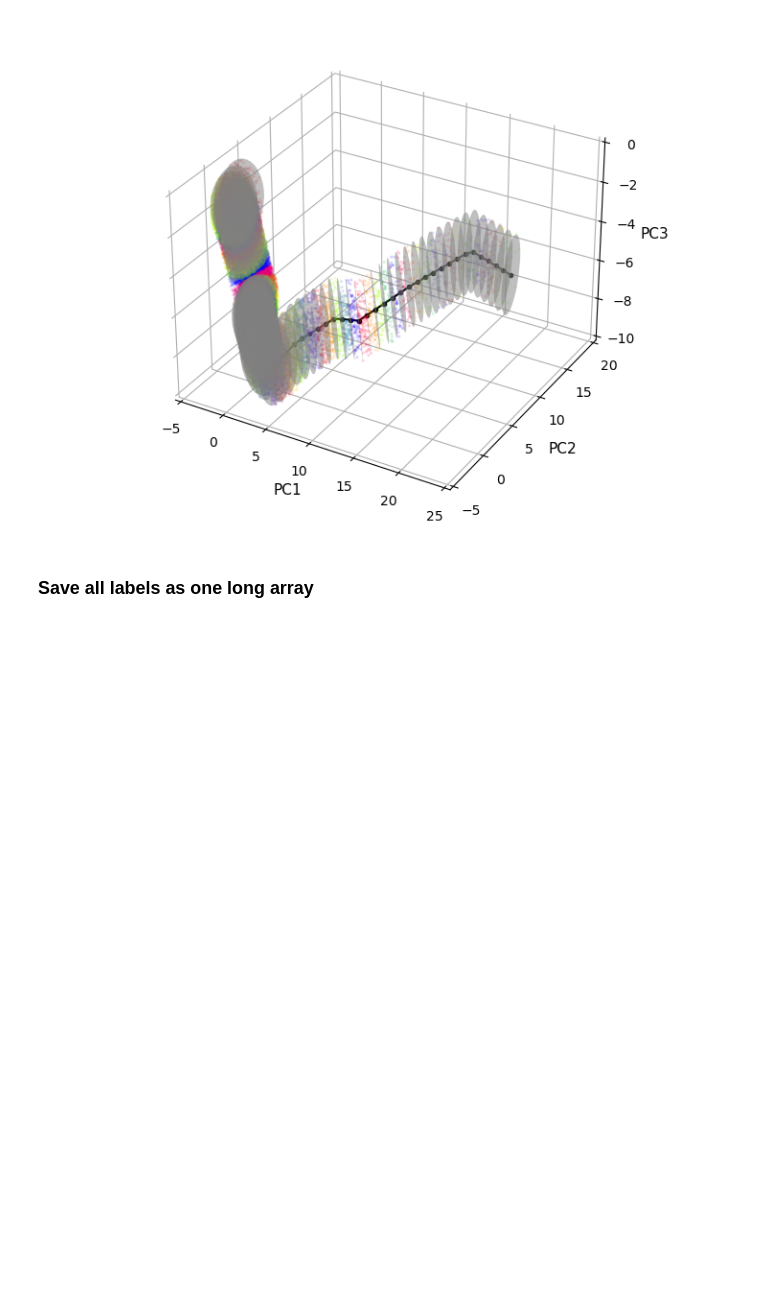
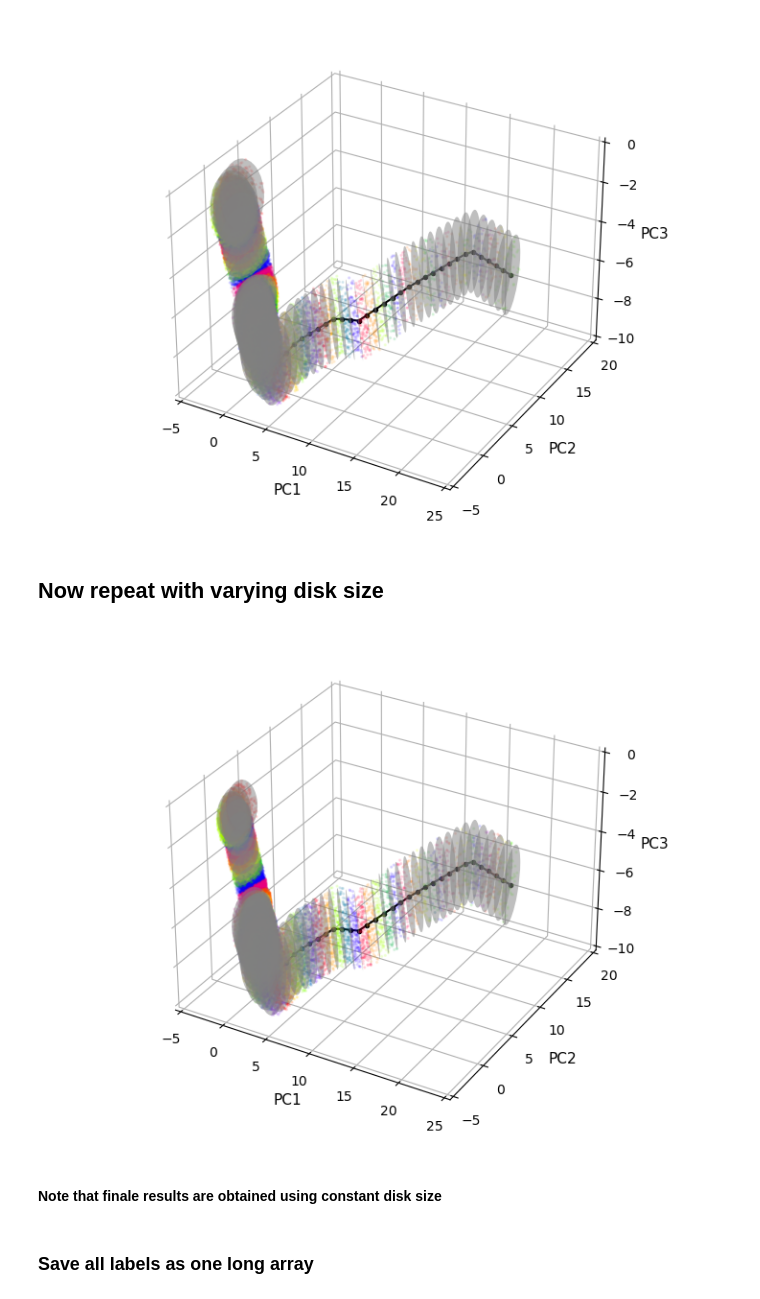
Before and after one commit to chang-group/BKiT, a Jupyter notebook: notebooks/bCD-asp/nb2/nb2.ipynb, the cells around one changed output. Drawn from its saved outputs; the diff is of its cells as text; code cells hidden in the pictures; blank space fills up the shorter version.

```diff
--- a/notebooks/bCD-asp/nb2/nb2.ipynb
+++ b/notebooks/bCD-asp/nb2/nb2.ipynb
@@ -58,8 +58,9 @@ n_disks = normals.shape[0]
 # %% [markdown]
 ### Assign distinct label to different microstates
 # %%
-SortF = SortFrames(dat,dr,dz)
-datMid, CellIndx = SortF.SortAllPoints(normals, normalsMid, pathP, pathMid, SortMethod='middle')
+rad = np.ones(n_disks)*dr
+SortF = SortFrames(dat,dz)
+datMid, CellIndx = SortF.SortAllPoints(normals, normalsMid, rad, pathP, pathMid, SortMethod='middle')
 # %%
 nf = dat.shape[0]
 n_sel = datMid.shape[0]
@@ -121,6 +122,59 @@ fig.tight_layout()
 plt.show()
 # %% [output]
 [figure]
+# %% [markdown]
+## Now repeat with varying disk size
+# %%
+rad[0:15] = 0.7*dr
+datMidV, CellIndxV = SortF.SortAllPoints(normals, normalsMid, rad, pathP, pathMid, SortMethod='middle')
+n_selV = datMidV.shape[0]
+# %%
+rand_selV = np.random.randint(0, n_selV, 50000)
+dat_selV = datMidV[rand_selV,:]
+# %%
+%matplotlib widget
+fs = 11
+fig = plt.figure(figsize = [7.2, 5.4])
+ax = plt.axes(projection='3d')
+cmap = 'prism'#'Set1'
+
+#plot path poits
+ax.plot3D(pathP[:,0], pathP[:,1], pathP[:,2], c='black', marker='o', markersize=3, alpha=1.)
+ax.set_xlabel('PC1', fontsize=fs)
+ax.set_ylabel('PC2',fontsize=fs)
+ax.set_zlabel('PC3',fontsize=fs)
+
+#plotting disks
+for i in range(n_disks):
+    c = Circle((0,0), rad[i], facecolor='grey', alpha=0.5)
+    ax.add_patch(c)
+    pathpatch_2d_to_3d(c, pathP[i], normal = normals[i])
+
+#plot selected points
+p = ax.scatter3D(dat_selV[:,0], dat_selV[:,1], dat_selV[:,2], c = dat_selV[:,3],
+                 alpha=.10, s = 2., cmap = cmap)
+
+x_min, y_min, z_min = pathP.min(axis=0)
+x_max, y_max, z_max = pathP.max(axis=0)
+ax.set_xlim3d(x_min, x_max)
+ax.set_ylim3d(y_min - yz_pad, y_max + yz_pad)
+ax.set_zlim3d(z_min - yz_pad, z_max + yz_pad)
+
+ax.xaxis.pane.fill = False
+ax.yaxis.pane.fill = False
+ax.zaxis.pane.fill = False
+ax.xaxis.pane.set_edgecolor('w')
+ax.yaxis.pane.set_edgecolor('w')
+ax.zaxis.pane.set_edgecolor('w')
+ax.set_xlim3d(-5,25); ax.set_ylim3d(-5,20); ax.set_zlim3d(-10,0)
+#ax.set_axis_off()
+fig.tight_layout()
+#plt.savefig(DIR_SAVE + complex_name + 'states.png', dpi=600)
+plt.show()
+# %% [output]
+[figure, added]
+# %% [markdown]
+#### Note that finale results are obtained using constant disk size
 # %% [markdown]
 ### Save all labels as one long array
 # %%
```
Also changed, not shown: 2 other files.
